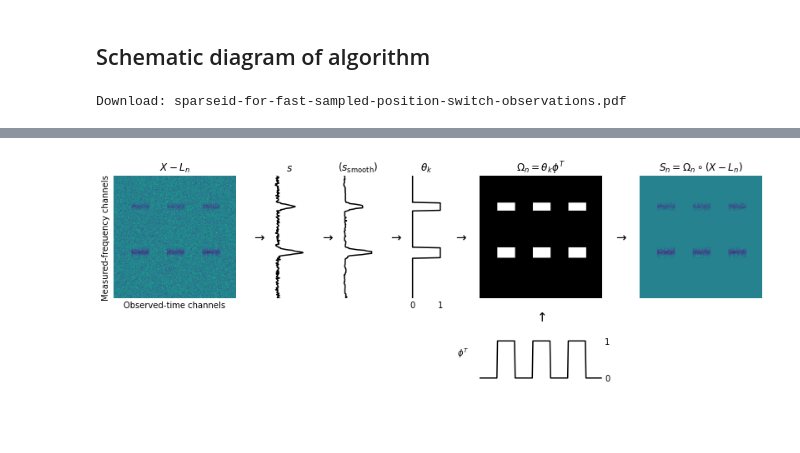
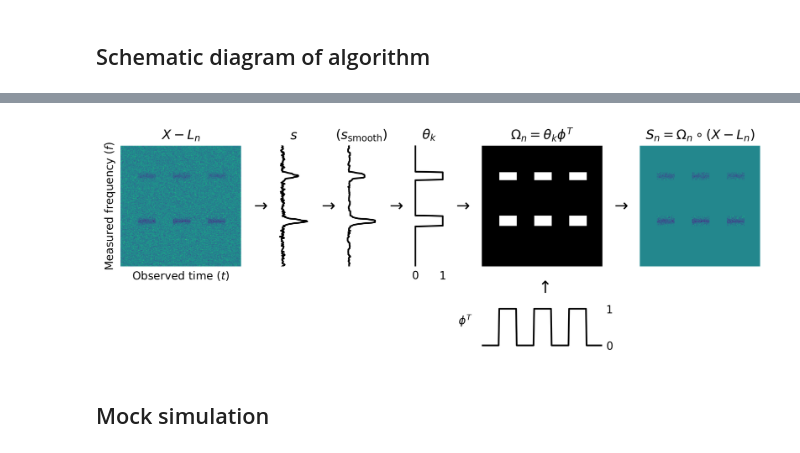
Before and after one commit to astropenguin/taniguchi-2021-analysis, a Jupyter notebook: notes/2020-04-27/figure-LS-decomposition-viridis.ipynb, the cells around one changed output, grey strips where cells are left out. Drawn from its saved outputs; the diff is of its cells as text; code cells hidden in the pictures; blank space fills up the shorter version.

```diff
--- a/notes/2020-04-27/figure-LS-decomposition-viridis.ipynb
+++ b/notes/2020-04-27/figure-LS-decomposition-viridis.ipynb
@@ -57,7 +59,7 @@ X = L + S + E
 # %% [markdown]
 ## Schematic diagram of L+S decomposition
 # %%
-fig = plt.figure(figsize=(12, 4))
+fig = plt.figure(figsize=(9, 3), dpi=300)
 grid = GridSpec(2, 4, height_ratios=[4, 1], left=0.05, right=0.95, top=0.95, bottom=0.05, hspace=0.25, wspace=0.5)
 cmap = "viridis"
 
@@ -96,7 +98,7 @@ remove_ticks(ax)
 ax = fig.add_subplot(grid[1, 1])
 ax.plot(t, atm, color="black")
 ax.set_xlim(0, 200)
-ax.set_ylabel(r"$\mathrm{PWV}(t)$", rotation=0, labelpad=25)
+ax.set_ylabel(r"$\mathrm{PWV}(t)$", rotation=0, labelpad=20)
 remove_borders(ax)
 remove_ticks(ax)
 
@@ -104,7 +106,7 @@ ax = fig.add_subplot(grid[1, 2])
 ax.yaxis.tick_right()
 ax.plot(t, phi, color="black")
 ax.set_xlim(0, 200)
-ax.set_ylabel(r"$\phi(t)$", rotation=0, labelpad=25)
+ax.set_ylabel(r"$\phi(t)$", rotation=0, labelpad=15)
 ax.set_xticks([])
 ax.set_yticks([0, 1])
 ax.tick_params(length=0)
@@ -132,7 +134,7 @@ psi_filtered[np.argsort(s_est_filtered)[:k]] = 1
 
 Omega = phi * psi_filtered[:, np.newaxis]
 # %%
-fig = plt.figure(figsize=(12, 4))
+fig = plt.figure(figsize=(9, 3), dpi=300)
 grid = GridSpec(2, 6, width_ratios=[4, 1, 1, 1, 4, 4], height_ratios=[3, 1],
                 left=0.05, right=0.95, top=0.90, bottom=0.05, hspace=0.5, wspace=0.5)
 cmap = "viridis"
@@ -140,8 +142,8 @@ cmap = "viridis"
 ax = fig.add_subplot(grid[0, 0])
 ax.imshow(X-L, clim=im.get_clim(), cmap=cmap)
 ax.set_title(r"$X-L_{n}$")
-ax.set_xlabel(r"Observed-time channels")
-ax.set_ylabel("Measured-frequency channels")
+ax.set_xlabel(r"Observed time ($t$)")
+ax.set_ylabel(r"Measured frequency ($f$)")
 remove_borders(ax)
 remove_ticks(ax)
 
@@ -149,7 +151,7 @@ ax = fig.add_subplot(grid[0, 1])
 ax.plot(-s_est, -f, color="black")
 ax.set_ylim(-1, 1)
 ax.set_title(r"$s$")
-ax.annotate(r"$\rightarrow$", (-0.5, 0.5), xycoords=ax, size=15, ha="center", va="center")
+ax.annotate(r"$\rightarrow$", (-0.65, 0.5), xycoords=ax, size=15, ha="center", va="center")
 remove_borders(ax)
 remove_ticks(ax)
 
@@ -157,7 +159,7 @@ ax = fig.add_subplot(grid[0, 2])
 ax.plot(-s_est_filtered, -f, color="black")
 ax.set_ylim(-1, 1)
 ax.set_title(r"($s_{\mathrm{smooth}}$)")
-ax.annotate(r"$\rightarrow$", (-0.5, 0.5), xycoords=ax, size=15, ha="center", va="center")
+ax.annotate(r"$\rightarrow$", (-0.65, 0.5), xycoords=ax, size=15, ha="center", va="center")
 remove_borders(ax)
 remove_ticks(ax)
 
@@ -165,7 +167,7 @@ ax = fig.add_subplot(grid[0, 3])
 ax.plot(psi_filtered, -f, color="black")
 ax.set_ylim(-1, 1)
 ax.set_title(r"$\theta_{k}$")
-ax.annotate(r"$\rightarrow$", (-0.5, 0.5), xycoords=ax, size=15, ha="center", va="center")
+ax.annotate(r"$\rightarrow$", (-0.65, 0.5), xycoords=ax, size=15, ha="center", va="center")
 ax.set_xticks([0, 1])
 ax.set_yticks([])
 ax.tick_params(length=0)
@@ -175,15 +177,15 @@ remove_borders(ax)
 ax = fig.add_subplot(grid[0, 4])
 ax.imshow(Omega, cmap="binary_r")
 ax.set_title(r"$\Omega_{n} = \theta_{k} \phi^{T}$")
-ax.annotate(r"$\rightarrow$", (-0.16, 0.5), xycoords=ax, size=15, ha="center", va="center")
-ax.annotate(r"$\uparrow$", (0.5, -0.16), xycoords=ax, size=15, ha="center", va="center", zorder=-100)
+ax.annotate(r"$\rightarrow$", (-0.17, 0.5), xycoords=ax, size=15, ha="center", va="center")
+ax.annotate(r"$\uparrow$", (0.5, -0.18), xycoords=ax, size=15, ha="center", va="center", zorder=-100)
 remove_borders(ax)
 remove_ticks(ax)
 
 ax = fig.add_subplot(grid[0, 5])
 ax.imshow(Omega*(X-L), clim=im.get_clim(), cmap=cmap)
 ax.set_title(r"$S_{n} = \Omega_{n} \circ (X-L_{n})$")
-ax.annotate(r"$\rightarrow$", (-0.16, 0.5), xycoords=ax, size=15, ha="center", va="center")
+ax.annotate(r"$\rightarrow$", (-0.17, 0.5), xycoords=ax, size=15, ha="center", va="center")
 remove_borders(ax)
 remove_ticks(ax)
 
@@ -191,13 +193,12 @@ ax = fig.add_subplot(grid[1, 4], sharex=ax)
 ax.yaxis.tick_right()
 ax.plot(t, phi, color="black")
 ax.set_xlim(0, 200)
-ax.set_ylabel(r"$\phi^{T}$", rotation=0, labelpad=20)
+ax.set_ylabel(r"$\phi^{T}$", rotation=0, labelpad=15)
 ax.set_xticks([])
 ax.set_yticks([0, 1])
 ax.tick_params(length=0)
 ax.set_yticklabels(["0", "1"])
 remove_borders(ax)
 
-savefig_in_notebook(fig, "sparseid-for-fast-sampled-position-switch-observations.pdf")
+savefig_in_notebook(fig, "sparseid-for-fast-sampled-psw-observations.pdf")
 # %% [output]
-Download: sparseid-for-fast-sampled-position-switch-observations.pdf
@@ -204 +206,3 @@ Download: sparseid-for-fast-sampled-position-switch-observations.pdf
-[figure, old version]
+[figure, new version]
+# %% [markdown]
+## Mock simulation
```
Also changed, not shown: parts of 9 cells of this notebook.
